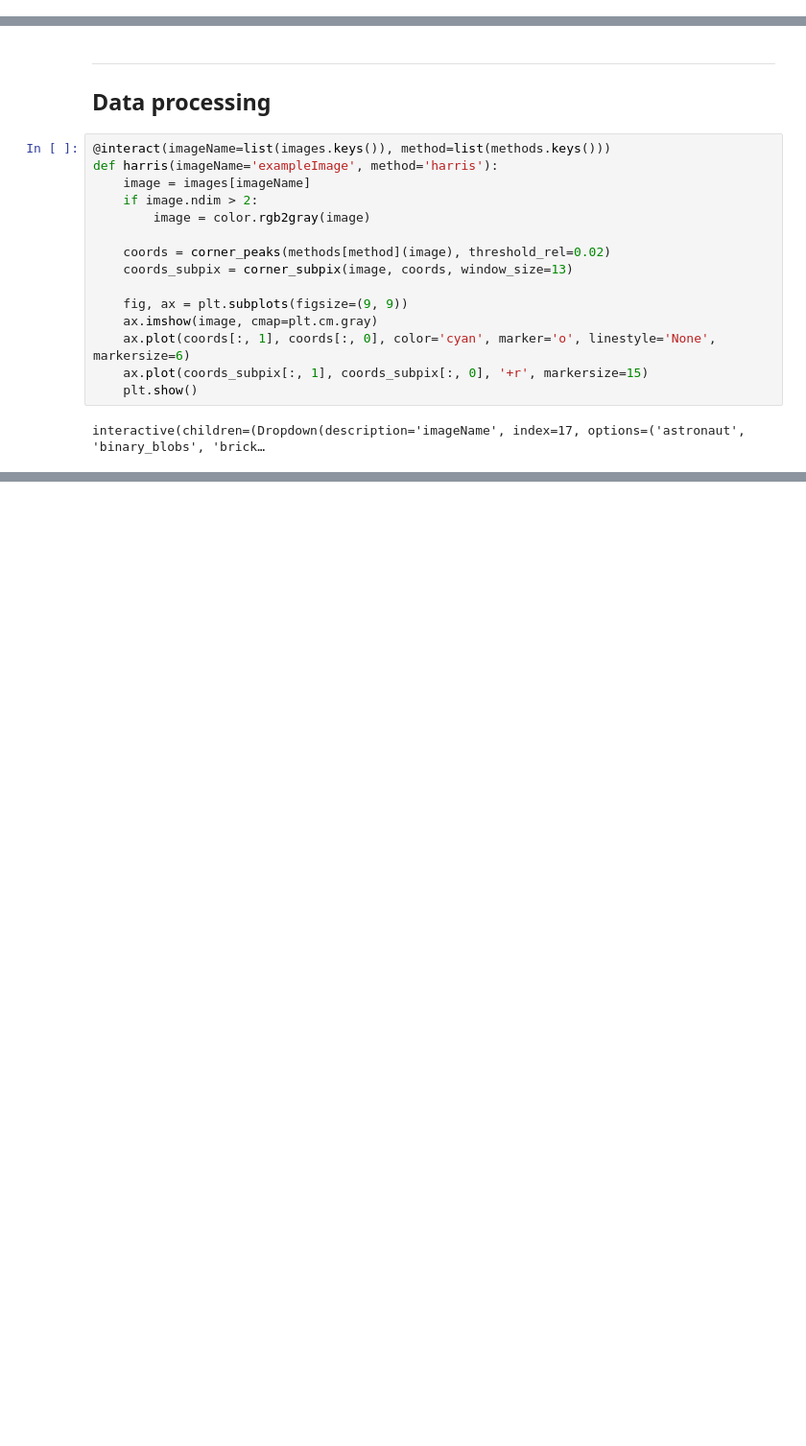
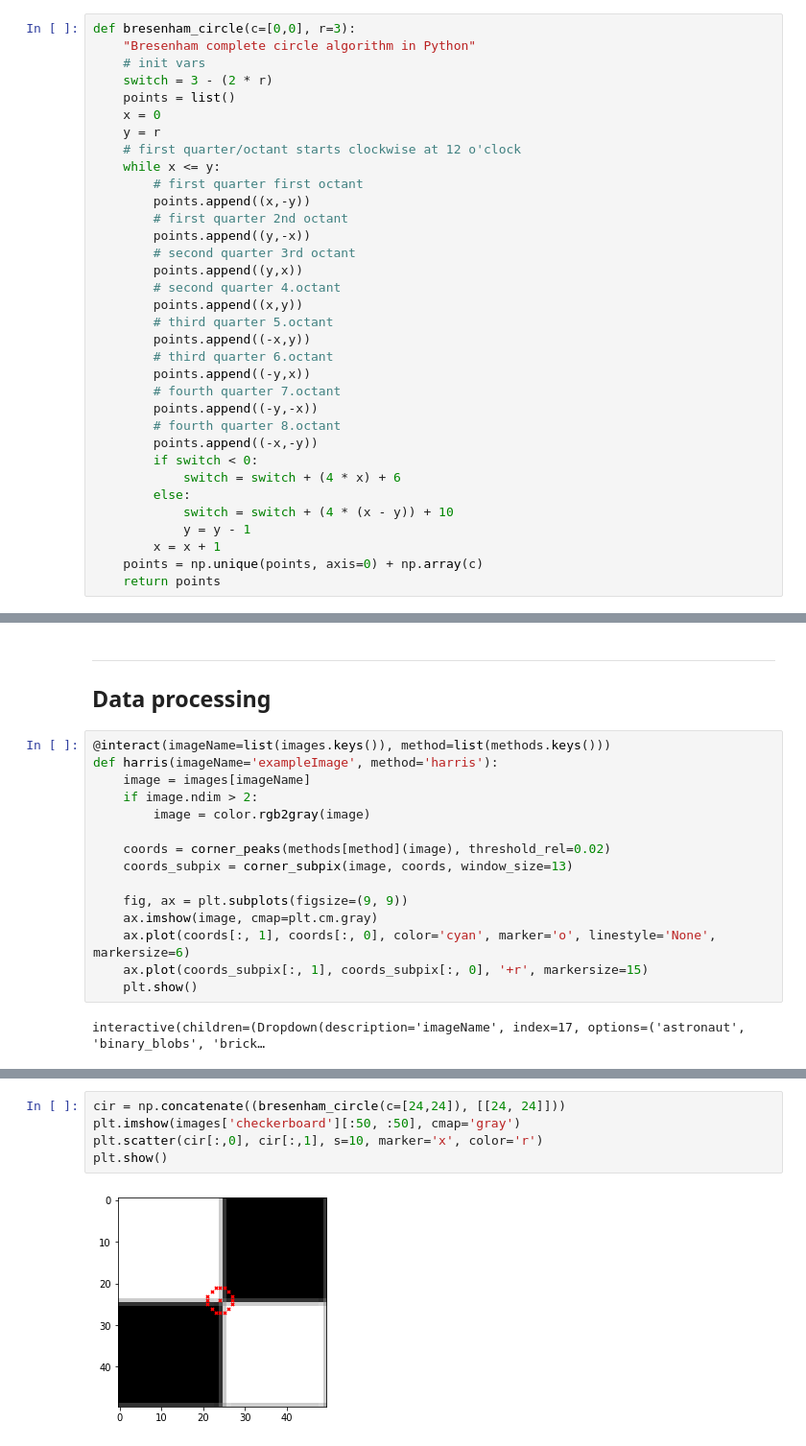
Before and after one commit to victorbadenas/MAI-OR, a Jupyter notebook: block1/VictorBadenas_Part1_CornerDetector.ipynb, the cells around one changed output, grey strips where cells are left out. Shown at 96% size. Drawn from its saved outputs; the diff is of its cells as text; blank space fills up the shorter version.

```diff
--- a/block1/VictorBadenas_Part1_CornerDetector.ipynb
+++ b/block1/VictorBadenas_Part1_CornerDetector.ipynb
@@ -107,6 +46,40 @@ def plotImages(images, grid=(2, 2), figsize=(15, 9), **kwargs):
             ax[imageIdx//grid[1]][imageIdx%grid[1]].imshow(image, cmap=cmap, **kwargs)
             ax[imageIdx//grid[1]][imageIdx%grid[1]].axis('off')
     return f, ax
+# %%
+def bresenham_circle(c=[0,0], r=3):
+    "Bresenham complete circle algorithm in Python"
+    # init vars
+    switch = 3 - (2 * r)
+    points = list()
+    x = 0
+    y = r
+    # first quarter/octant starts clockwise at 12 o'clock
+    while x <= y:
+        # first quarter first octant
+        points.append((x,-y))
+        # first quarter 2nd octant
+        points.append((y,-x))
+        # second quarter 3rd octant
+        points.append((y,x))
+        # second quarter 4.octant
+        points.append((x,y))
+        # third quarter 5.octant
+        points.append((-x,y))
+        # third quarter 6.octant
+        points.append((-y,x))
+        # fourth quarter 7.octant
+        points.append((-y,-x))
+        # fourth quarter 8.octant
+        points.append((-x,-y))
+        if switch < 0:
+            switch = switch + (4 * x) + 6
+        else:
+            switch = switch + (4 * (x - y)) + 10
+            y = y - 1
+        x = x + 1
+    points = np.unique(points, axis=0) + np.array(c)
+    return points
 # %% [markdown]
 ***
 ## Parameter definition
@@ -207,0 +178,7 @@ interactive(children=(Dropdown(description='imageName', index=17, options=('astr
+# %%
+cir = np.concatenate((bresenham_circle(c=[24,24]), [[24, 24]]))
+plt.imshow(images['checkerboard'][:50, :50], cmap='gray')
+plt.scatter(cir[:,0], cir[:,1], s=10, marker='x', color='r')
+plt.show()
+# %% [output]
+[figure, added]
```
Also changed, not shown: parts of 10 cells of this notebook.
